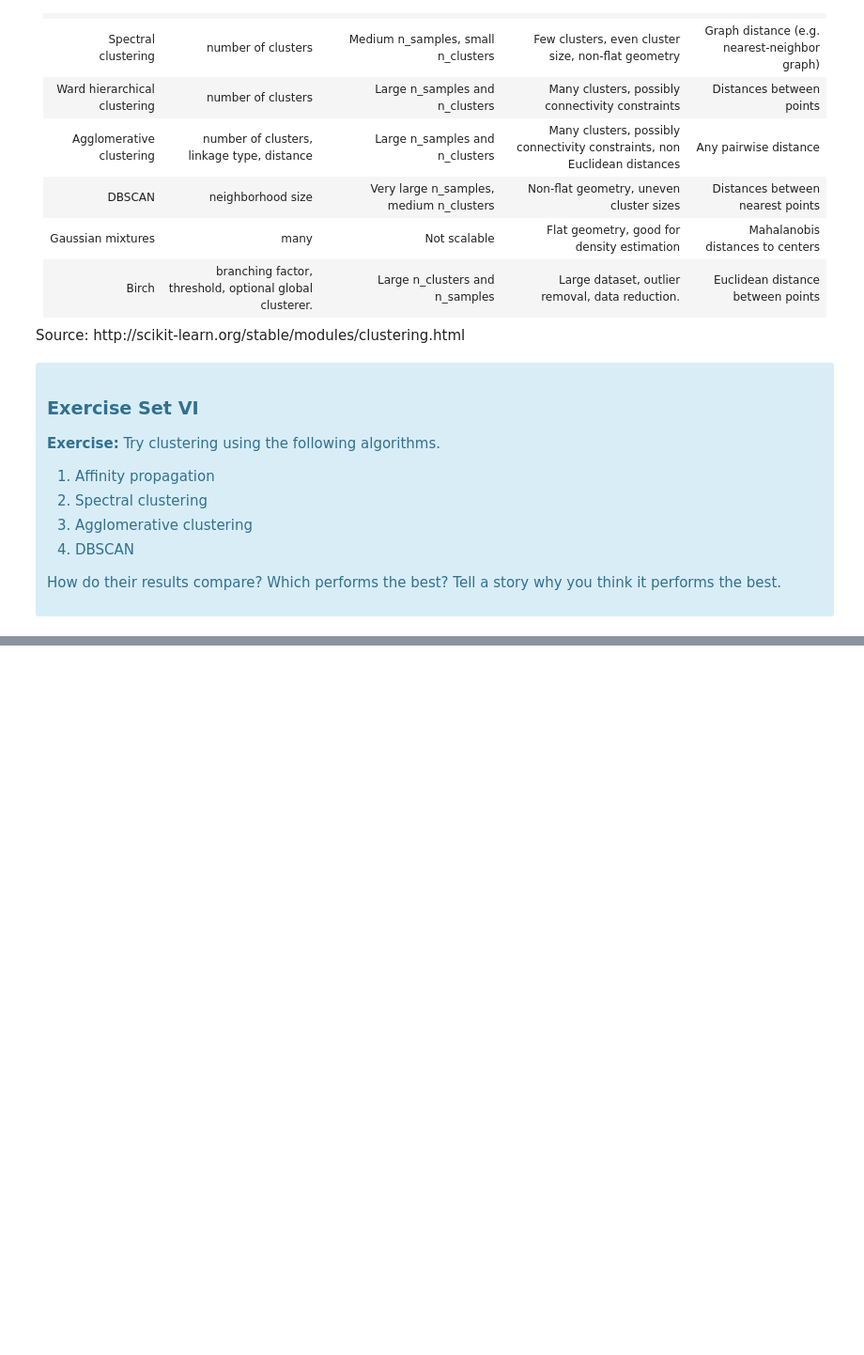
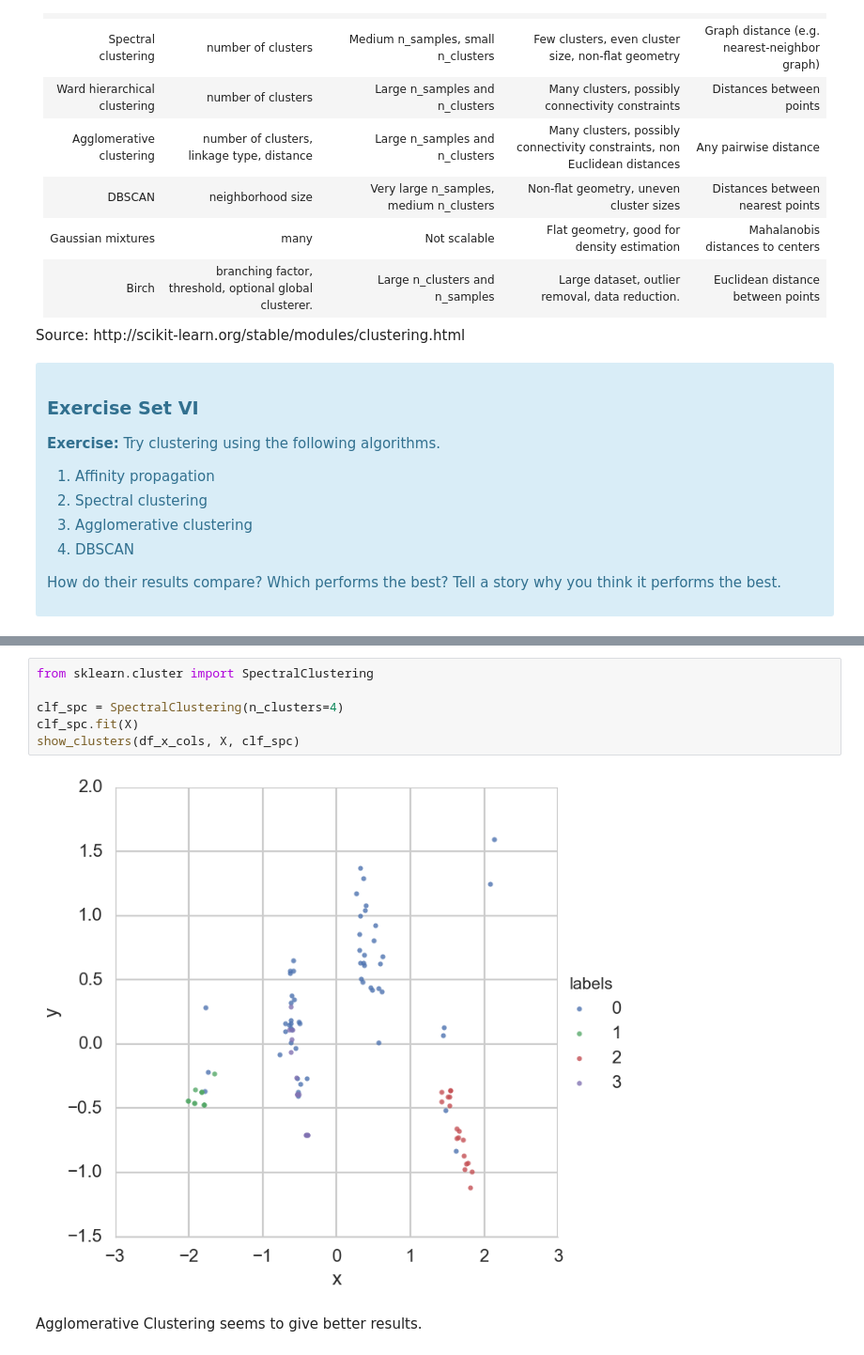
Before and after one commit to Samimust/spr_clustering, a Jupyter notebook: Mini_Project_Clustering.ipynb, the cells around one changed output, grey strips where cells are left out. Shown at 94% size. Saved outputs shown, nothing was run; the diff lists cells and outputs as text; blank space fills up the shorter version.

```diff
--- a/Mini_Project_Clustering.ipynb
+++ b/Mini_Project_Clustering.ipynb
@@ -602,0 +603,10 @@ Estimated number of clusters: 15
+# %%
+from sklearn.cluster import SpectralClustering
+
+clf_spc = SpectralClustering(n_clusters=4)
+clf_spc.fit(X)
+show_clusters(df_x_cols, X, clf_spc)
+# %% [output]
+[figure, added]
+# %% [markdown]
+Agglomerative Clustering seems to give better results.
```
Also changed, not shown: parts of 9 cells of this notebook.
